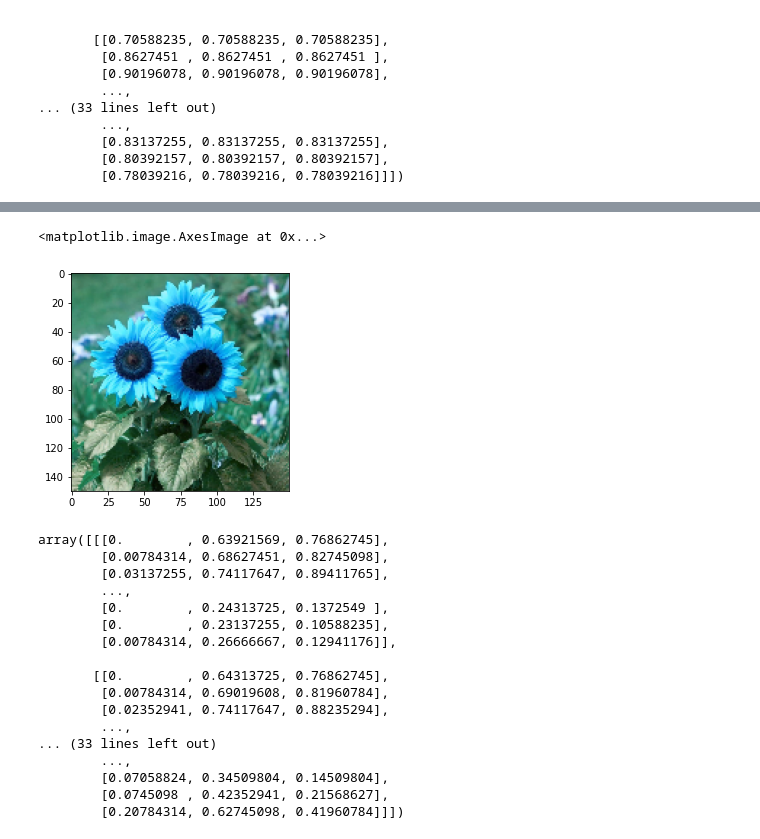
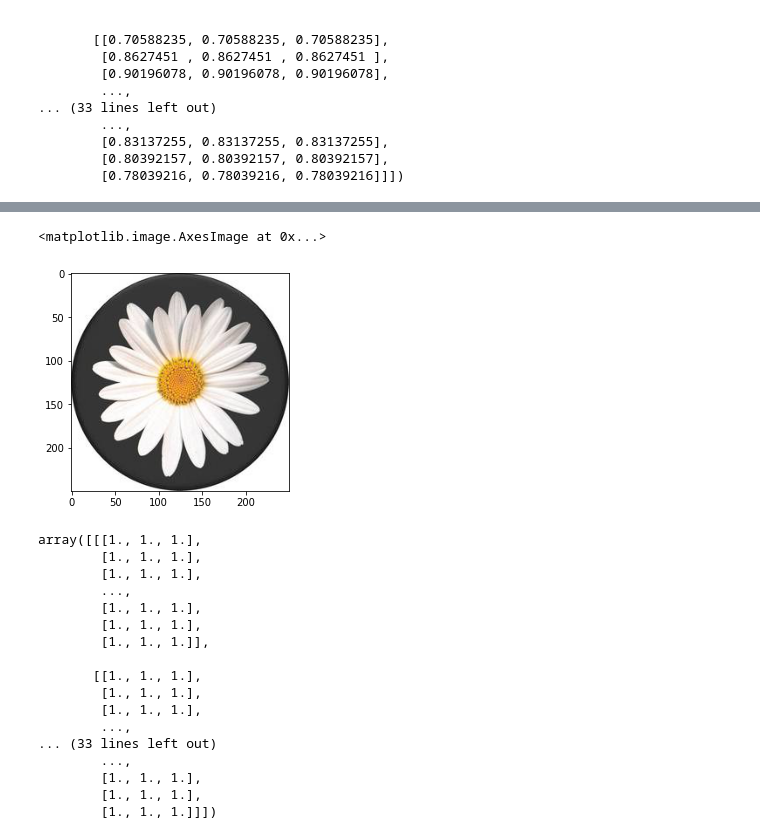
Before and after one commit to SonThanhNguyen13/flowers, a Jupyter notebook: Hello.ipynb, the cells around one changed output, grey strips where cells are left out. Drawn from its saved outputs; the diff is of its cells as text; code cells hidden in the pictures.

```diff
--- a/Hello.ipynb
+++ b/Hello.ipynb
@@ -381,7 +361,11 @@ daisy.jpg
 # %%
 test_imgs = []
+show_imgs = []
 for i in os.listdir(test_path):
     print(i)
+    ims = Image.open(os.path.join(test_path, i))
+    #ims = ims.resize((150,150))
+    show_imgs.append(ims)
     img = cv2.imread(os.path.join(test_path, i))
     img = cv2.resize(img,(150,150))
     test_imgs.append(img)
@@ -399,6 +393,6 @@ daisy.jpg
 # %%
-plt.imshow(test_imgs[1])
+plt.imshow(show_imgs[0])
 # %% [output]
 <matplotlib.image.AxesImage at 0x...>
-[figure, old version]
+[figure, new version]
 # %%
@@ -408,22 +402,22 @@ test_imgs_2_pred = np.array(test_imgs_2_pred)
 # %%
-test_imgs_2_pred[0]
+test_imgs[0]
 # %% [output]
-array([[[0.        , 0.63921569, 0.76862745],
-        [0.00784314, 0.68627451, 0.82745098],
-        [0.03137255, 0.74117647, 0.89411765],
+array([[[1., 1., 1.],
+        [1., 1., 1.],
+        [1., 1., 1.],
         ...,
-        [0.        , 0.24313725, 0.1372549 ],
-        [0.        , 0.23137255, 0.10588235],
-        [0.00784314, 0.26666667, 0.12941176]],
+        [1., 1., 1.],
+        [1., 1., 1.],
+        [1., 1., 1.]],
 
-       [[0.        , 0.64313725, 0.76862745],
-        [0.00784314, 0.69019608, 0.81960784],
-        [0.02352941, 0.74117647, 0.88235294],
+       [[1., 1., 1.],
+        [1., 1., 1.],
+        [1., 1., 1.],
         ...,
 ... (33 lines left out)
         ...,
-        [0.07058824, 0.34509804, 0.14509804],
-        [0.0745098 , 0.42352941, 0.21568627],
-        [0.20784314, 0.62745098, 0.41960784]]])
+        [1., 1., 1.],
+        [1., 1., 1.],
+        [1., 1., 1.]]])
 # %%
 test_labels = [
```
Also changed, not shown: parts of 24 cells of this notebook.
